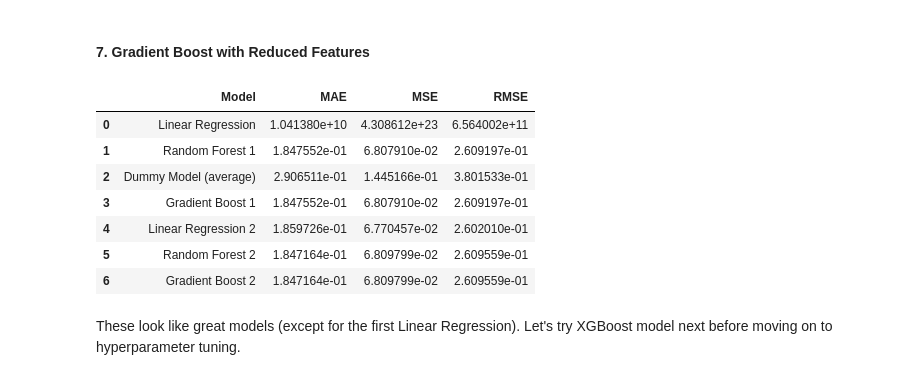
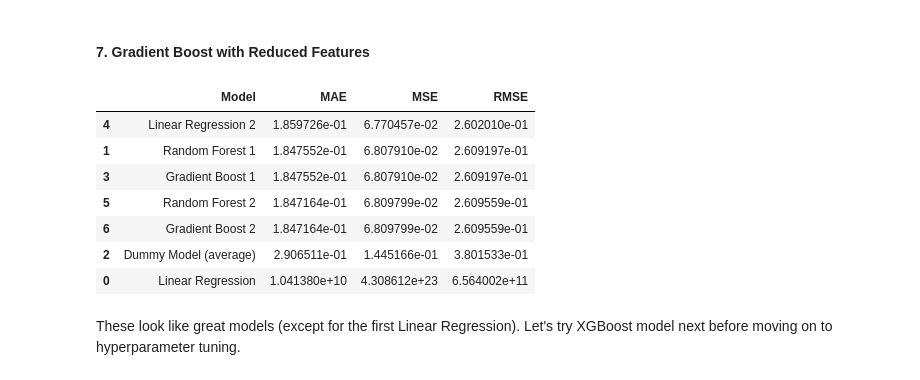
Before and after one commit to shahinrostami/Shopify-CLV, a Jupyter notebook: Cap2_PreProcessing_Modeling.ipynb, the cells around one changed output. Saved outputs shown, nothing was run; the diff lists cells and outputs as text; code cells hidden in the pictures.

```diff
--- a/Cap2_PreProcessing_Modeling.ipynb
+++ b/Cap2_PreProcessing_Modeling.ipynb
@@ -618,26 +618,26 @@ these values look good, but similar to previous models
 # %%
 # create regressor
 reg1_gb = GradientBoostingRegressor(min_samples_leaf=40, random_state=0)
 model1_gb = reg_gb.fit(X1_train,y_train)
 # use regressor to predict on test data
 y_pred1_gb = regr.predict(X1_test)
 # compare test data for a score - Mean Absolute Error
 m7_MAE = mean_absolute_error(y_test, y_pred1_gb)
 # Mean Squared Error
 m7_MSE = mean_squared_error(y_test, y_pred1_gb)
 # root mean squared error
 m7_RMSE = m7_MSE**0.5
 perform = perform.append({'Model':'Gradient Boost 2', 'MAE':m7_MAE, 'MSE':m7_MSE, 'RMSE':m7_RMSE}, ignore_index=True)
-perform
+perform.sort_values('RMSE', ascending=True)
 # %% [output]
 |  | Model | MAE | MSE | RMSE |
-| 0 | Linear Regression | 1.041380e+10 | 4.308612e+23 | 6.564002e+11 |
+| 4 | Linear Regression 2 | 1.859726e-01 | 6.770457e-02 | 2.602010e-01 |
 | 1 | Random Forest 1 | 1.847552e-01 | 6.807910e-02 | 2.609197e-01 |
-| 2 | Dummy Model (average) | 2.906511e-01 | 1.445166e-01 | 3.801533e-01 |
 | 3 | Gradient Boost 1 | 1.847552e-01 | 6.807910e-02 | 2.609197e-01 |
-| 4 | Linear Regression 2 | 1.859726e-01 | 6.770457e-02 | 2.602010e-01 |
 | 5 | Random Forest 2 | 1.847164e-01 | 6.809799e-02 | 2.609559e-01 |
 | 6 | Gradient Boost 2 | 1.847164e-01 | 6.809799e-02 | 2.609559e-01 |
+| 2 | Dummy Model (average) | 2.906511e-01 | 1.445166e-01 | 3.801533e-01 |
+| 0 | Linear Regression | 1.041380e+10 | 4.308612e+23 | 6.564002e+11 |
 # %% [markdown]
 These look like great models (except for the first Linear Regression). Let's try XGBoost model next before moving on to hyperparameter tuning.
 # %% [markdown]
```
Also changed, not shown: parts of 12 cells of this notebook.
